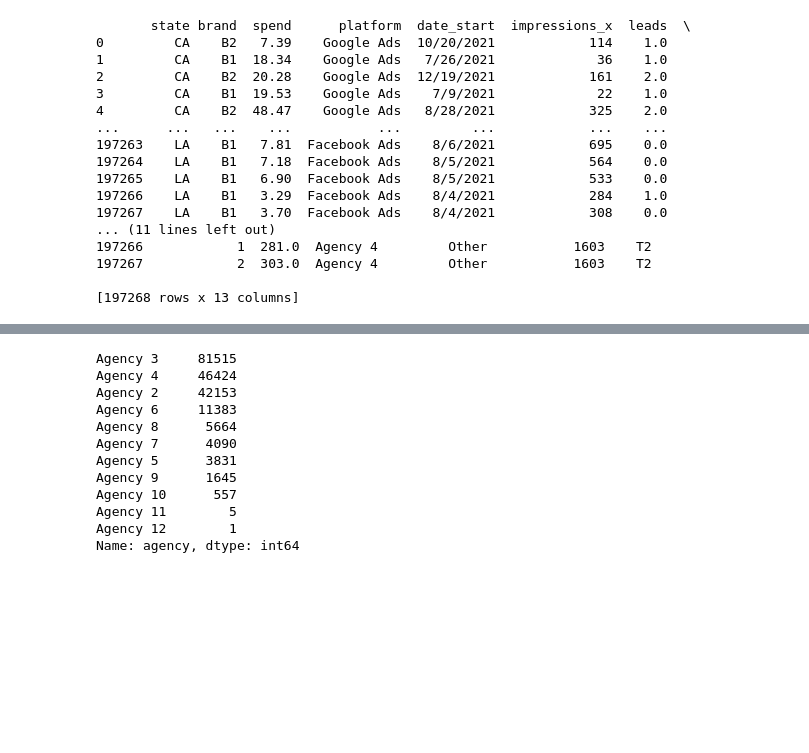
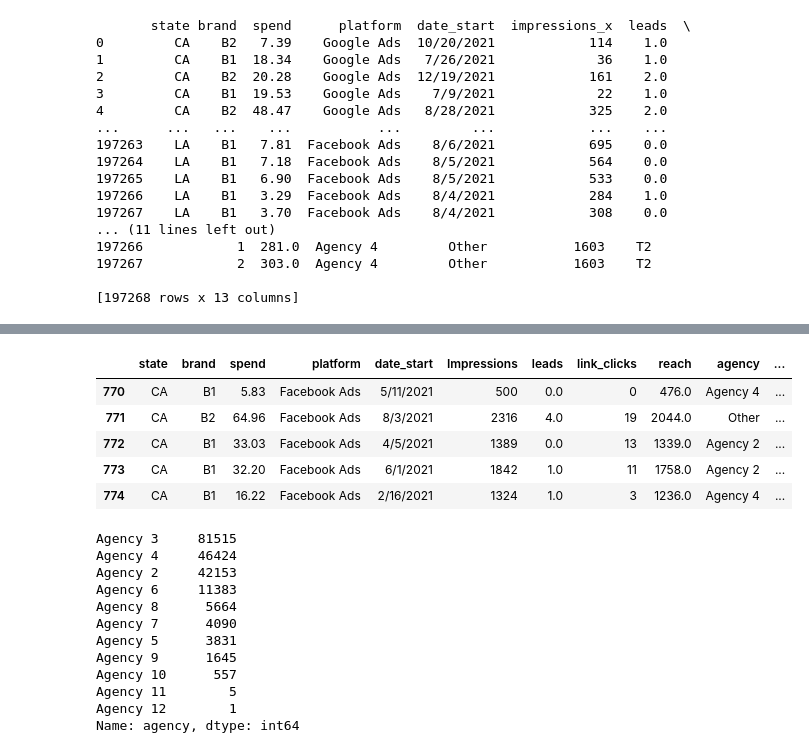
Before and after one commit to marielakinn/Social_media, a Jupyter notebook: nnML_StandIn.ipynb, the cells around one changed output, grey strips where cells are left out. Cells and saved outputs as stored; diff of their text form; code cells hidden in the pictures; blank space fills up the shorter version.

```diff
--- a/nnML_StandIn.ipynb
+++ b/nnML_StandIn.ipynb
@@ -366,3 +387,13 @@ Name: reach, dtype: int64
+# %%
+# check new df
+df.head()
+# %% [output]
+|  | state | brand | spend | platform | date_start | Impressions | leads | link_clicks | reach | agency | ... |
+| 770 | CA | B1 | 5.83 | Facebook Ads | 5/11/2021 | 500 | 0.0 | 0 | 476.0 | Agency 4 | ... |
+| 771 | CA | B2 | 64.96 | Facebook Ads | 8/3/2021 | 2316 | 4.0 | 19 | 2044.0 | Other | ... |
+| 772 | CA | B1 | 33.03 | Facebook Ads | 4/5/2021 | 1389 | 0.0 | 13 | 1339.0 | Agency 2 | ... |
+| 773 | CA | B1 | 32.20 | Facebook Ads | 6/1/2021 | 1842 | 1.0 | 11 | 1758.0 | Agency 2 | ... |
+| 774 | CA | B1 | 16.22 | Facebook Ads | 2/16/2021 | 1324 | 1.0 | 3 | 1236.0 | Agency 4 | ... |
 # %%
 # Look at agency value counts for binning
 agencyCnts = clean_df['agency'].value_counts()
```
Also changed, not shown: parts of 24 cells of this notebook.
